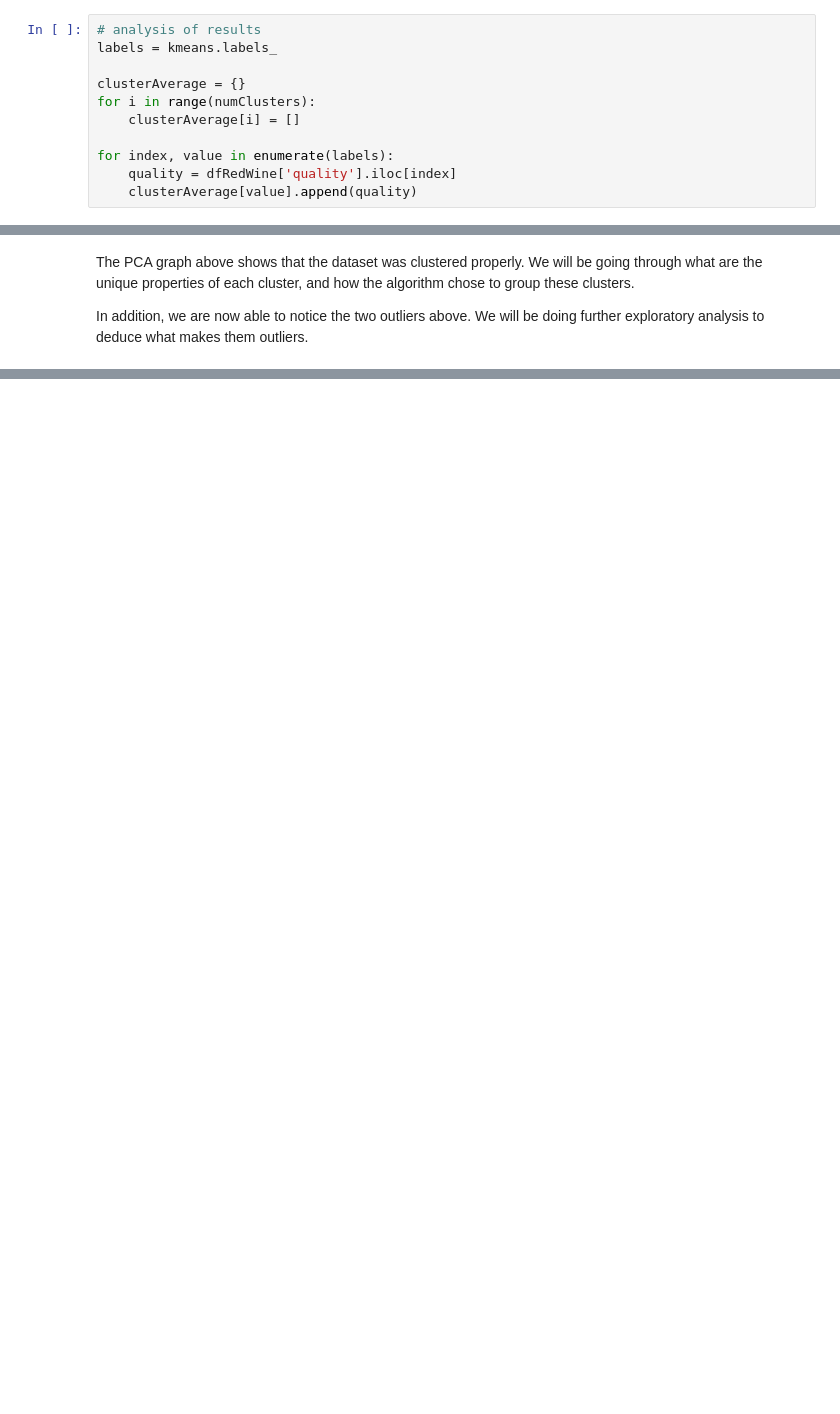
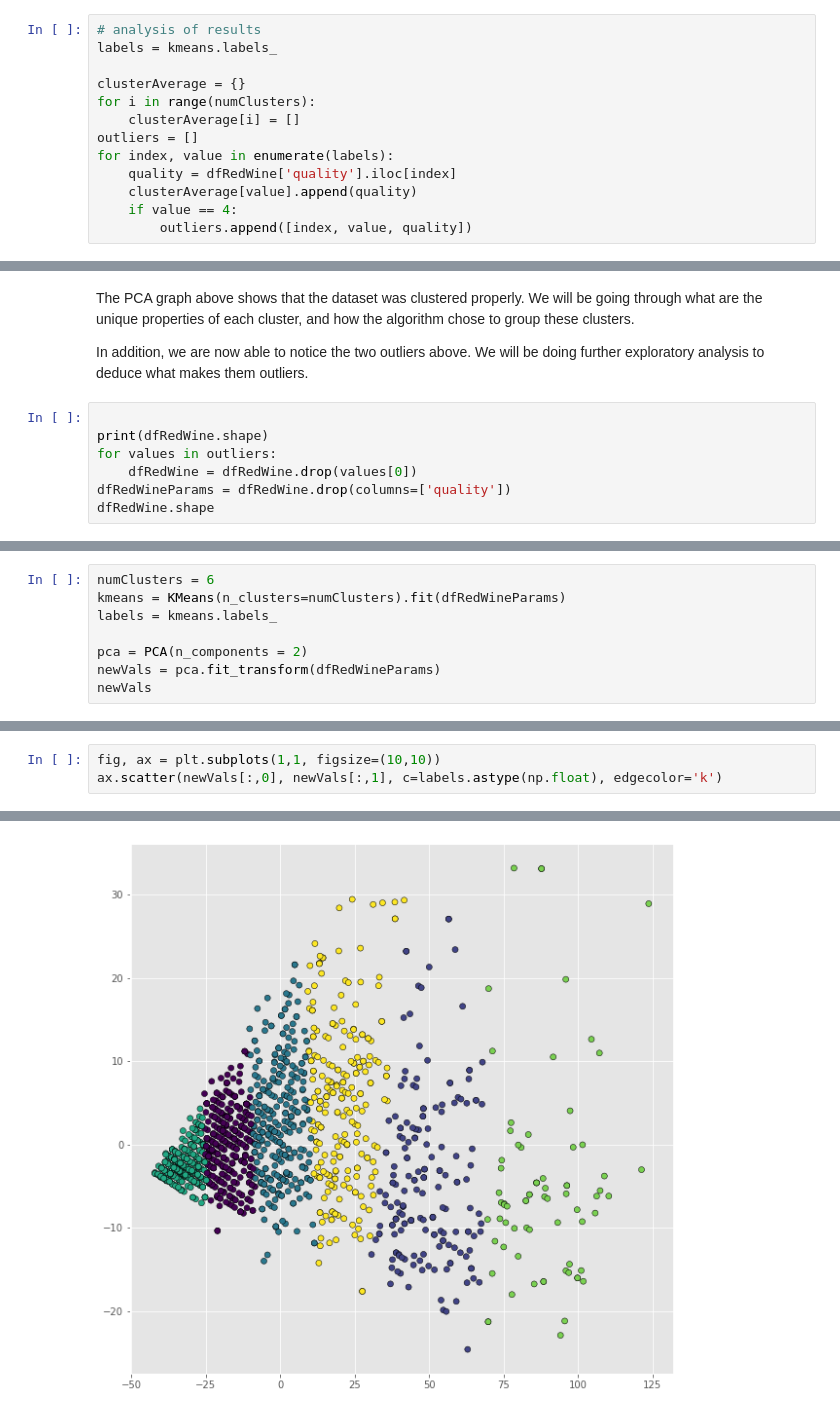
Before and after one commit to dhruvpatelaj/Wine-Quality-Analysis, a Jupyter notebook: Wine Quality Analysis.ipynb, the cells around one changed output, grey strips where cells are left out. Cells and saved outputs as stored; diff of their text form; blank space fills up the shorter version.

```diff
--- a/Wine Quality Analysis.ipynb
+++ b/Wine Quality Analysis.ipynb
@@ -156,10 +156,12 @@ labels = kmeans.labels_
 clusterAverage = {}
 for i in range(numClusters):
     clusterAverage[i] = []
-
+outliers = []
 for index, value in enumerate(labels):
     quality = dfRedWine['quality'].iloc[index]
     clusterAverage[value].append(quality)
+    if value == 4:
+        outliers.append([index, value, quality])
 # %%
 for i in clusterAverage:
     print(f'Cluster {i+1} quality average:', np.mean(clusterAverage[i]))
@@ -192,3 +194,10 @@ ax.scatter(newVals[:,0], newVals[:,1], c=labels.astype(np.float), edgecolor='k')
 The PCA graph above shows that the dataset was clustered properly. We will be going through what are the unique properties of each cluster, and how the algorithm chose to group these clusters. <br>
 
 In addition, we are now able to notice the two outliers above. We will be doing further exploratory analysis to deduce what makes them outliers.
+# %%
+
+print(dfRedWine.shape)
+for values in outliers:
+    dfRedWine = dfRedWine.drop(values[0])
+dfRedWineParams = dfRedWine.drop(columns=['quality'])
+dfRedWine.shape
@@ -194,0 +207,8 @@ In addition, we are now able to notice the two outliers above. We will be doing
+# %%
+numClusters = 6
+kmeans = KMeans(n_clusters=numClusters).fit(dfRedWineParams)
+labels = kmeans.labels_
+
+pca = PCA(n_components = 2)
+newVals = pca.fit_transform(dfRedWineParams)
+newVals
@@ -194,0 +223,4 @@ In addition, we are now able to notice the two outliers above. We will be doing
+# %%
+fig, ax = plt.subplots(1,1, figsize=(10,10))
+ax.scatter(newVals[:,0], newVals[:,1], c=labels.astype(np.float), edgecolor='k')
+# %% [output]
@@ -194,0 +228 @@ In addition, we are now able to notice the two outliers above. We will be doing
+[figure, added]
```
Also changed, not shown: parts of 13 cells of this notebook.
